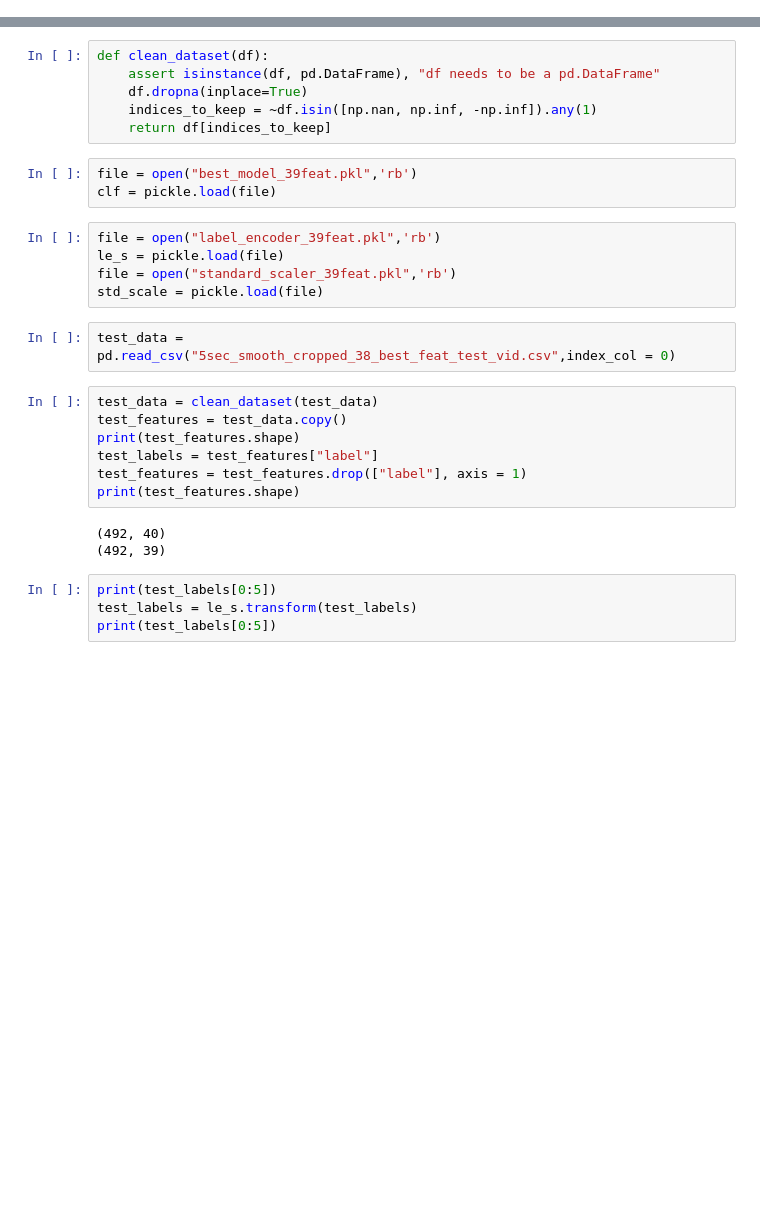
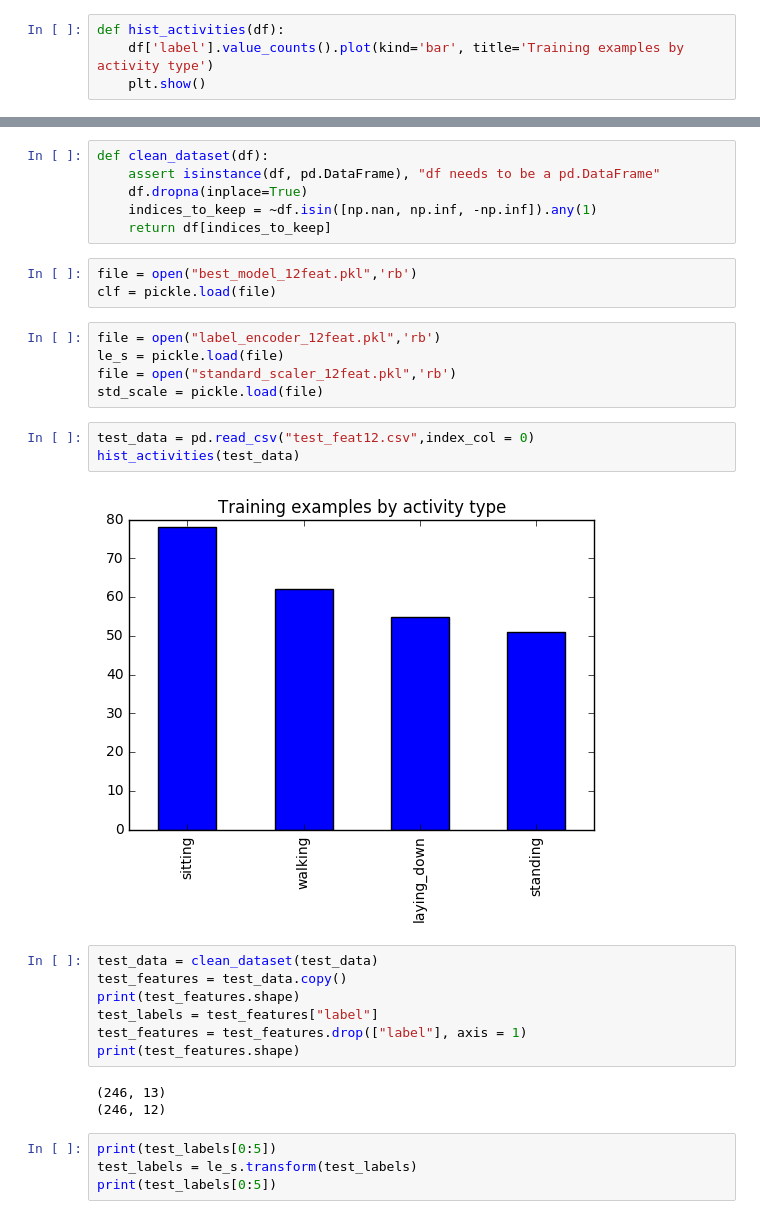
Before and after one commit to bhargav265/Human-Activity-Recognition, a Jupyter notebook: Testing.ipynb, the cells around one changed output, grey strips where cells are left out. Saved outputs shown, nothing was run; the diff lists cells and outputs as text; blank space fills up the shorter version.

```diff
--- a/Testing.ipynb
+++ b/Testing.ipynb
@@ -62,3 +62,7 @@ import _pickle as pickle
+# %%
+def hist_activities(df):
+    df['label'].value_counts().plot(kind='bar', title='Training examples by activity type')
+    plt.show()
 # %%
 def plot_confusion_matrix(cm, classes,
                           normalize=False,
@@ -102,15 +106,18 @@ def clean_dataset(df):
     indices_to_keep = ~df.isin([np.nan, np.inf, -np.inf]).any(1)
     return df[indices_to_keep]
 # %%
-file = open("best_model_39feat.pkl",'rb')
+file = open("best_model_12feat.pkl",'rb')
 clf = pickle.load(file)
 # %%
-file = open("label_encoder_39feat.pkl",'rb')
+file = open("label_encoder_12feat.pkl",'rb')
 le_s = pickle.load(file)
-file = open("standard_scaler_39feat.pkl",'rb')
+file = open("standard_scaler_12feat.pkl",'rb')
 std_scale = pickle.load(file)
 # %%
-test_data = pd.read_csv("5sec_smooth_cropped_38_best_feat_test_vid.csv",index_col = 0)
+test_data = pd.read_csv("test_feat12.csv",index_col = 0)
+hist_activities(test_data)
+# %% [output]
+[figure, added]
 # %%
 test_data = clean_dataset(test_data)
 test_features = test_data.copy()
@@ -119,8 +126,8 @@ test_labels = test_features["label"]
 test_features = test_features.drop(["label"], axis = 1)
 print(test_features.shape)
 # %% [output]
-(492, 40)
-(492, 39)
+(246, 13)
+(246, 12)
 # %%
 print(test_labels[0:5])
 test_labels = le_s.transform(test_labels)
```
Also changed, not shown: parts of 3 cells of this notebook.
